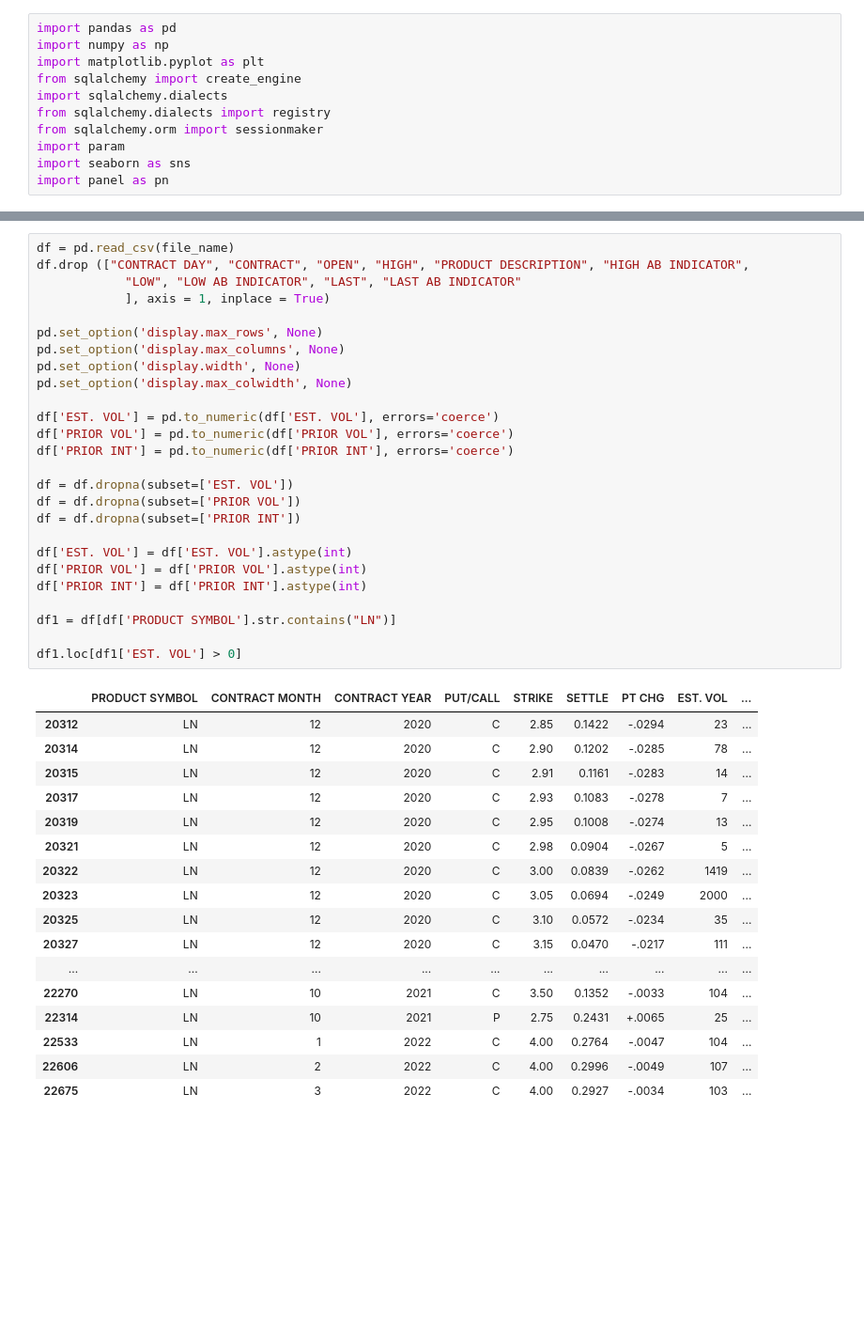
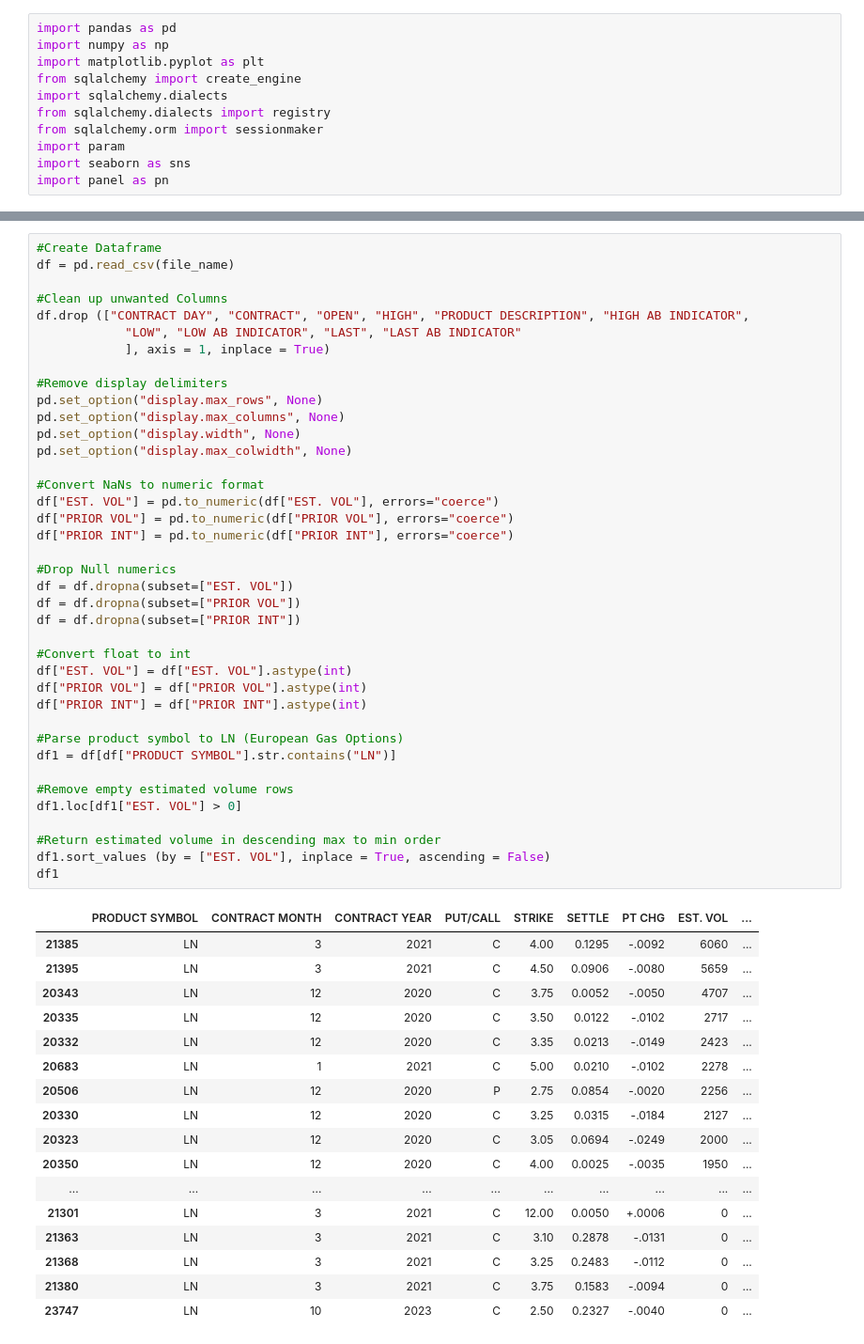
Before and after one commit to zulu0808/Personal_practice, a Jupyter notebook: nymxopts.ipynb, the cells around one changed output, grey strips where cells are left out. Shown at 94% size. Drawn from its saved outputs; the diff is of its cells as text; blank space fills up the shorter version.

```diff
--- a/nymxopts.ipynb
+++ b/nymxopts.ipynb
@@ -13,45 +14,58 @@ import panel as pn
 file_name = "ftp://ftp.cmegroup.com/pub/settle/nymex_option.csv"
 # %%
+#Create Dataframe
 df = pd.read_csv(file_name)
+
+#Clean up unwanted Columns
 df.drop (["CONTRACT DAY", "CONTRACT", "OPEN", "HIGH", "PRODUCT DESCRIPTION", "HIGH AB INDICATOR",
             "LOW", "LOW AB INDICATOR", "LAST", "LAST AB INDICATOR"
             ], axis = 1, inplace = True)
 
-pd.set_option('display.max_rows', None)
-pd.set_option('display.max_columns', None)
-pd.set_option('display.width', None)
-pd.set_option('display.max_colwidth', None)
+#Remove display delimiters
+pd.set_option("display.max_rows", None)
+pd.set_option("display.max_columns", None)
+pd.set_option("display.width", None)
+pd.set_option("display.max_colwidth", None)
 
-df['EST. VOL'] = pd.to_numeric(df['EST. VOL'], errors='coerce')
-df['PRIOR VOL'] = pd.to_numeric(df['PRIOR VOL'], errors='coerce')
-df['PRIOR INT'] = pd.to_numeric(df['PRIOR INT'], errors='coerce')
+#Convert NaNs to numeric format
+df["EST. VOL"] = pd.to_numeric(df["EST. VOL"], errors="coerce")
+df["PRIOR VOL"] = pd.to_numeric(df["PRIOR VOL"], errors="coerce")
+df["PRIOR INT"] = pd.to_numeric(df["PRIOR INT"], errors="coerce")
 
-df = df.dropna(subset=['EST. VOL'])
-df = df.dropna(subset=['PRIOR VOL'])
-df = df.dropna(subset=['PRIOR INT'])
+#Drop Null numerics
+df = df.dropna(subset=["EST. VOL"])
+df = df.dropna(subset=["PRIOR VOL"])
+df = df.dropna(subset=["PRIOR INT"])
 
-df['EST. VOL'] = df['EST. VOL'].astype(int)
-df['PRIOR VOL'] = df['PRIOR VOL'].astype(int)
-df['PRIOR INT'] = df['PRIOR INT'].astype(int)
+#Convert float to int
+df["EST. VOL"] = df["EST. VOL"].astype(int)
+df["PRIOR VOL"] = df["PRIOR VOL"].astype(int)
+df["PRIOR INT"] = df["PRIOR INT"].astype(int)
 
-df1 = df[df['PRODUCT SYMBOL'].str.contains("LN")]
+#Parse product symbol to LN (European Gas Options)
+df1 = df[df["PRODUCT SYMBOL"].str.contains("LN")]
 
-df1.loc[df1['EST. VOL'] > 0]
+#Remove empty estimated volume rows
+df1.loc[df1["EST. VOL"] > 0]
+
+#Return estimated volume in descending max to min order
+df1.sort_values (by = ["EST. VOL"], inplace = True, ascending = False)
+df1
 # %% [output]
 |  | PRODUCT SYMBOL | CONTRACT MONTH | CONTRACT YEAR | PUT/CALL | STRIKE | SETTLE | PT CHG | EST. VOL | ... |
-| 20312 | LN | 12 | 2020 | C | 2.85 | 0.1422 | -.0294 | 23 | ... |
-| 20314 | LN | 12 | 2020 | C | 2.90 | 0.1202 | -.0285 | 78 | ... |
-| 20315 | LN | 12 | 2020 | C | 2.91 | 0.1161 | -.0283 | 14 | ... |
-| 20317 | LN | 12 | 2020 | C | 2.93 | 0.1083 | -.0278 | 7 | ... |
-| 20319 | LN | 12 | 2020 | C | 2.95 | 0.1008 | -.0274 | 13 | ... |
-| 20321 | LN | 12 | 2020 | C | 2.98 | 0.0904 | -.0267 | 5 | ... |
-| 20322 | LN | 12 | 2020 | C | 3.00 | 0.0839 | -.0262 | 1419 | ... |
+| 21385 | LN | 3 | 2021 | C | 4.00 | 0.1295 | -.0092 | 6060 | ... |
+| 21395 | LN | 3 | 2021 | C | 4.50 | 0.0906 | -.0080 | 5659 | ... |
+| 20343 | LN | 12 | 2020 | C | 3.75 | 0.0052 | -.0050 | 4707 | ... |
+| 20335 | LN | 12 | 2020 | C | 3.50 | 0.0122 | -.0102 | 2717 | ... |
+| 20332 | LN | 12 | 2020 | C | 3.35 | 0.0213 | -.0149 | 2423 | ... |
+| 20683 | LN | 1 | 2021 | C | 5.00 | 0.0210 | -.0102 | 2278 | ... |
+| 20506 | LN | 12 | 2020 | P | 2.75 | 0.0854 | -.0020 | 2256 | ... |
+| 20330 | LN | 12 | 2020 | C | 3.25 | 0.0315 | -.0184 | 2127 | ... |
 | 20323 | LN | 12 | 2020 | C | 3.05 | 0.0694 | -.0249 | 2000 | ... |
-| 20325 | LN | 12 | 2020 | C | 3.10 | 0.0572 | -.0234 | 35 | ... |
-| 20327 | LN | 12 | 2020 | C | 3.15 | 0.0470 | -.0217 | 111 | ... |
+| 20350 | LN | 12 | 2020 | C | 4.00 | 0.0025 | -.0035 | 1950 | ... |
 | ... | ... | ... | ... | ... | ... | ... | ... | ... | ... |
-| 22270 | LN | 10 | 2021 | C | 3.50 | 0.1352 | -.0033 | 104 | ... |
-| 22314 | LN | 10 | 2021 | P | 2.75 | 0.2431 | +.0065 | 25 | ... |
-| 22533 | LN | 1 | 2022 | C | 4.00 | 0.2764 | -.0047 | 104 | ... |
-| 22606 | LN | 2 | 2022 | C | 4.00 | 0.2996 | -.0049 | 107 | ... |
-| 22675 | LN | 3 | 2022 | C | 4.00 | 0.2927 | -.0034 | 103 | ... |
+| 21301 | LN | 3 | 2021 | C | 12.00 | 0.0050 | +.0006 | 0 | ... |
+| 21363 | LN | 3 | 2021 | C | 3.10 | 0.2878 | -.0131 | 0 | ... |
+| 21368 | LN | 3 | 2021 | C | 3.25 | 0.2483 | -.0112 | 0 | ... |
+| 21380 | LN | 3 | 2021 | C | 3.75 | 0.1583 | -.0094 | 0 | ... |
+| 23747 | LN | 10 | 2023 | C | 2.50 | 0.2327 | -.0040 | 0 | ... |
```
Also changed, not shown: parts of 1 cell of this notebook.
